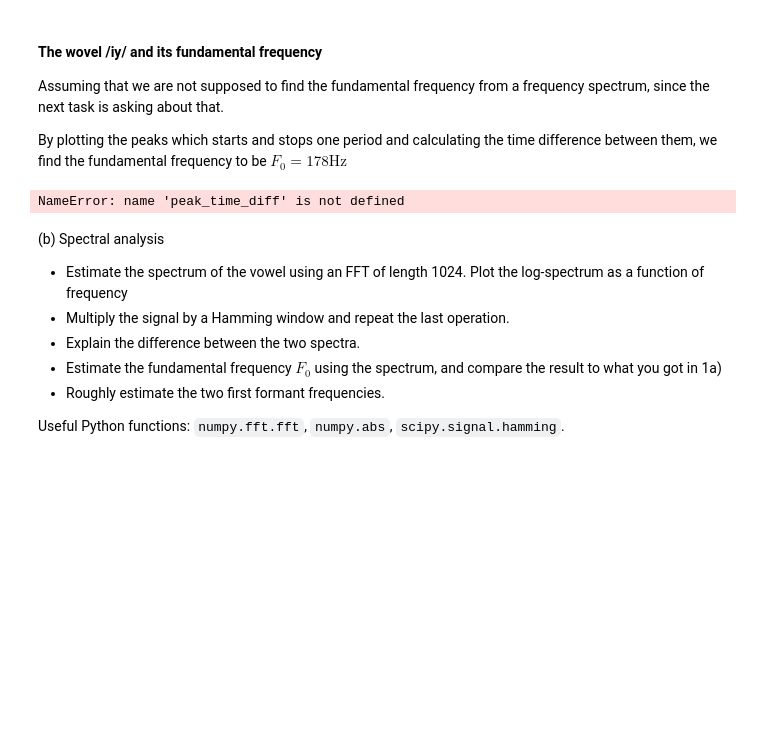
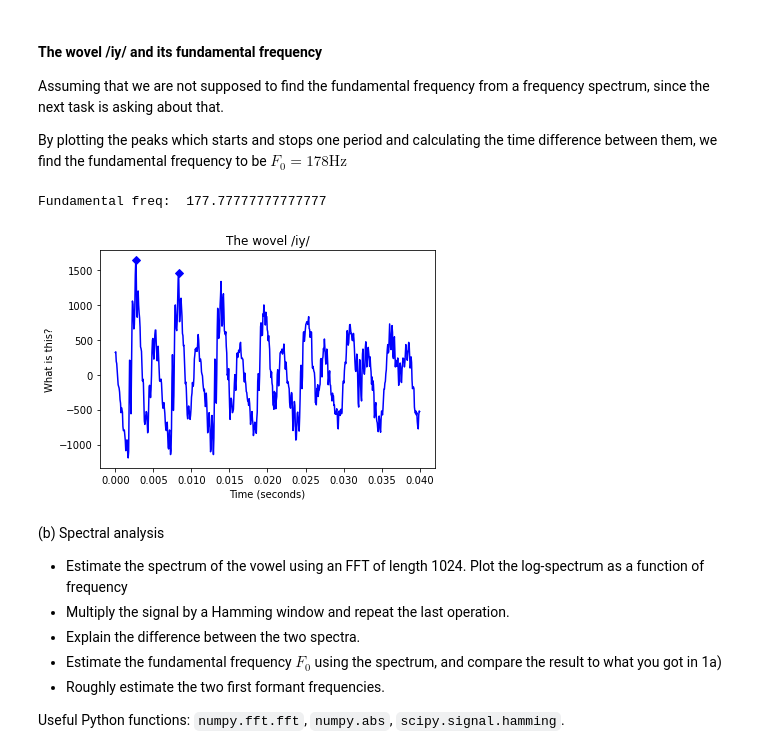
Before and after one commit to jakvah/TTT4185-MachineLearning, a Jupyter notebook: assignment_1.ipynb, the cells around one changed output. Drawn from its saved outputs; the diff is of its cells as text; code cells hidden in the pictures; blank space fills up the shorter version.

```diff
--- a/assignment_1.ipynb
+++ b/assignment_1.ipynb
@@ -44,53 +45,38 @@ Assuming that we are not supposed to find the fundamental frequency from a frequ
 By plotting the peaks which starts and stops one period and calculating the time difference between them, we find the fundamental frequency to be $F_0 = 178\mathrm{Hz}$
 # %%
 # Assuming that /iy/ is the last 40ms of the signal
-import scipy.io.wavfile
-import matplotlib.pyplot as plt
-import numpy as np
-import scipy.signal as sig
-Fs, data = scipy.io.wavfile.read('Audiofiles/stry.wav')
-
 desired_time = 40e-3
 desired_samples = int(desired_time*Fs)
 
 # We want the last desired_samples of the signal
 iy_data = data[len(data)-desired_samples:]
 x_axis = np.linspace(0,len(iy_data)/Fs,len(iy_data))
 
 def findPeaks(data):
     redPeaks = []
     peaks_red_temp = sig.find_peaks(data)
     for i in range(len(peaks_red_temp)-1):
         for j in peaks_red_temp[i]:
             redPeaks.append(j)
     return redPeaks
 
 # Computing peaks and manually picking the "top" ones for one period
 peaks = findPeaks(iy_data)
 good_peaks = []
 good_peaks.append(peaks[6])
 good_peaks.append(peaks[20])
 peak_index_distance = good_peaks[1] - good_peaks[0]
 fund_freq = Fs/peak_index_distance
-print("Fundamental freq: ",peak_time_diff)
+print("Fundamental freq: ",fund_freq)
 
 plt.title("The wovel /iy/")
 plt.plot(x_axis,iy_data,"-bD",markevery=good_peaks)
 plt.xlabel("Time (seconds)")
 plt.ylabel("What is this?")
 plt.show()
-
-
-#fft_iy_data = np.fft.fft(iy_data)
-#N = int(len(fft_iy_data)/2)
-#fft_x_axis = np.linspace(0,(2*Fs),N)
-#plt.title("FFT of /iy/")
-#plt.xlabel("Frequency [Hz]")
-#plt.ylabel("Amplitude")
-#plt.plot(fft_x_axis,4/N*np.abs(fft_iy_data[:N]))
-#plt.show()
 # %% [output]
-NameError: name 'peak_time_diff' is not defined
+Fundamental freq:  177.77777777777777
+[figure, added]
 # %% [markdown]
 (b) Spectral analysis
 - Estimate the spectrum of the vowel using an FFT of length 1024. Plot the log-spectrum as a function of frequency
```
Also changed, not shown: parts of 4 cells of this notebook.
